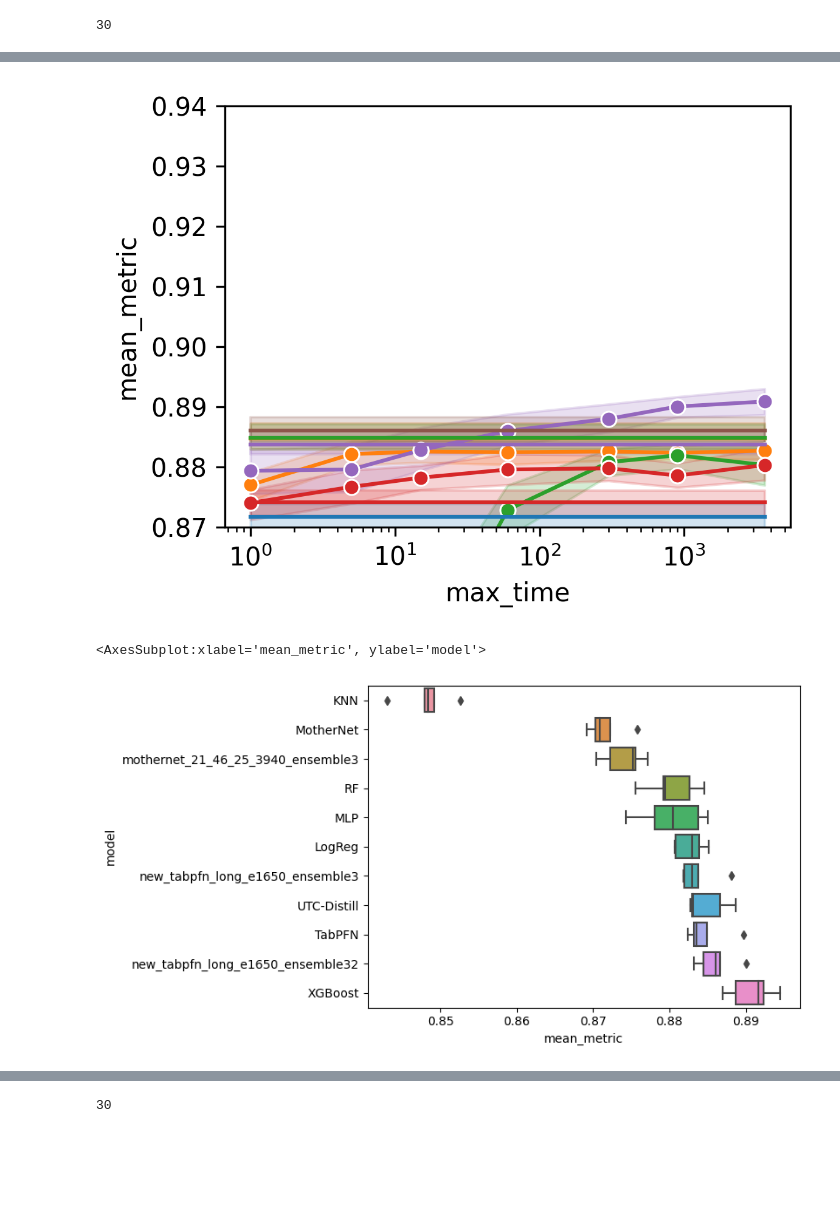
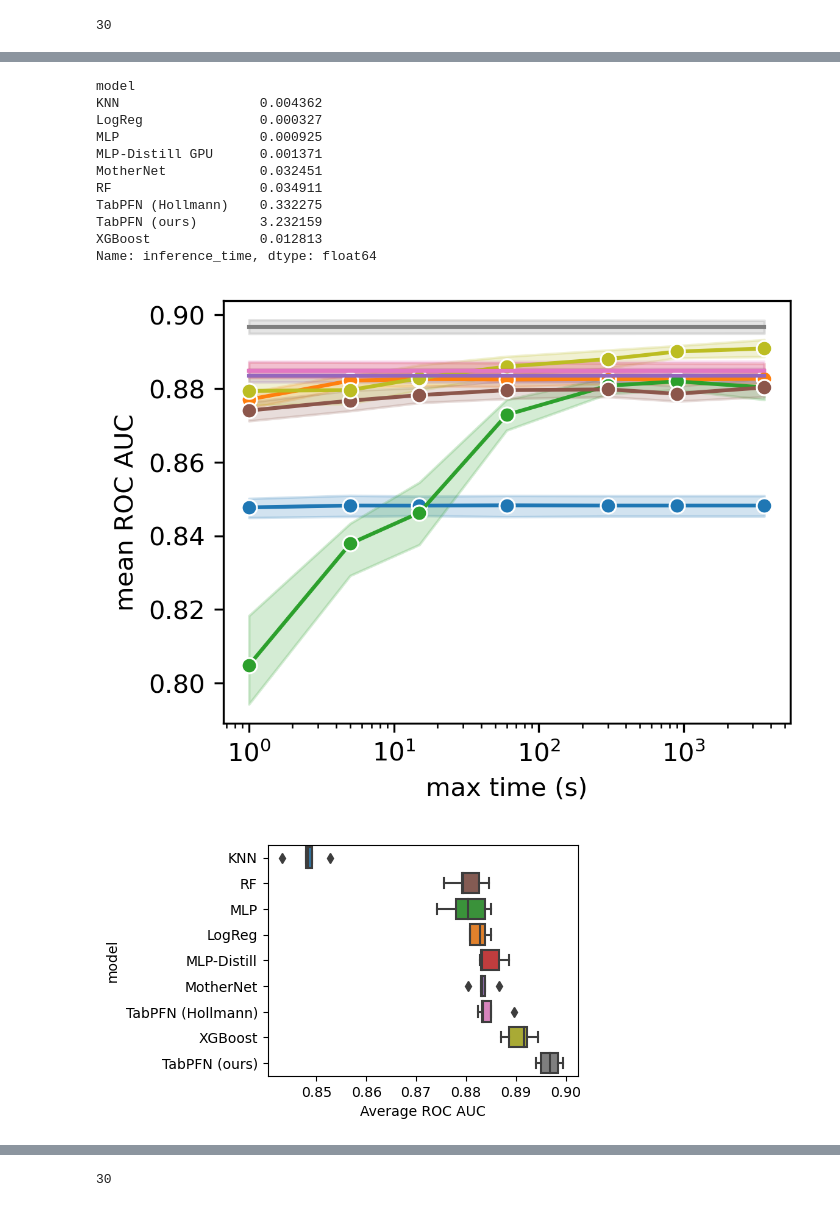
Before and after one commit to microsoft/ticl, a Jupyter notebook: tabpfn/RunFullDatasetAnalyses-clean-test-all.ipynb, the cells around one changed output, grey strips where cells are left out. Cells and saved outputs as stored; diff of their text form; code cells hidden in the pictures; blank space fills up the shorter version.

Commit message:
update plotting etc for paper
Former-commit-id: 152656752bcb687aedbf6254938ea34c76a0348a

```diff
--- a/tabpfn/RunFullDatasetAnalyses-clean-test-all.ipynb
+++ b/tabpfn/RunFullDatasetAnalyses-clean-test-all.ipynb
@@ -159,8 +166,8 @@ distilled_tabpfn_two_layer_512_no_dropout = make_pipeline(StandardScaler(),Disti
 distilled_tabpfn_two_layer_reproduce_gpu = make_pipeline(StandardScaler(), DistilledTabPFNMLP(n_epochs=1000, device=device, hidden_size=128, n_layers=2, dropout_rate=.1, learning_rate=0.01, model_string=model_string, epoch=82, ))
 distilled_tabpfn_two_layer_reproduce_gpu_ensemble_3 = make_pipeline(StandardScaler(), DistilledTabPFNMLP(n_epochs=1000, device=device, hidden_size=128, n_layers=2, dropout_rate=.1, learning_rate=0.01, model_string=model_string, epoch=82, N_ensemble_configurations=3))
 distilled_tabpfn_two_layer_reproduce_cpu_ensemble_3 = make_pipeline(StandardScaler(), DistilledTabPFNMLP(n_epochs=1000, device="cpu", hidden_size=128, n_layers=2, dropout_rate=.1, learning_rate=0.01, model_string=model_string, epoch=82, N_ensemble_configurations=3))
-
-
+new_model_string = "tabpfn__emsize_512_nlayers_12_steps_2048_bs_32ada_lr_0.0001_1_gpu_07_24_2023_01_43_33"
+distilled_tabpfn_two_layer_reproduce_cpu_ensemble_3 = make_pipeline(StandardScaler(), DistilledTabPFNMLP(n_epochs=1000, device="cpu", hidden_size=128, n_layers=2, dropout_rate=.1, learning_rate=0.01, model_string=new_model_string, epoch=1650, N_ensemble_configurations=3))
 
 mother_model_string = "models_diff/prior_diff_real_checkpointcontinue_hidden_128_embed_dim_1024_decoder_nhid_2048_nlayer12_lr0003_n_0_epoch_65.cpkt"
 forward_mlp = PermutationsMeta(ForwardMLPModel(path=mother_model_string, device=device))
@@ -221,7 +228,7 @@ distilled_tabpfn_scaled = make_pipeline(StandardScaler(), distilled_tabpfn)
 
 new_tabpfn_long_e1020 = TabPFNClassifier(device=device, model_string="tabpfn__emsize_512_nlayers_12_steps_2048_bs_32ada_lr_0.0001_1_gpu_07_24_2023_01_43_33", epoch="1020", N_ensemble_configurations=32)
 new_tabpfn_long_e1650_ensemble32 = TabPFNClassifier(device=device, model_string="tabpfn__emsize_512_nlayers_12_steps_2048_bs_32ada_lr_0.0001_1_gpu_07_24_2023_01_43_33", epoch="1650", N_ensemble_configurations=32)
-new_tabpfn_long_e1650_ensemble3 = TabPFNClassifier(device=device, model_string="tabpfn__emsize_512_nlayers_12_steps_2048_bs_32ada_lr_0.0001_1_gpu_07_24_2023_01_43_33", epoch="1650", N_ensemble_configurations=3)
+new_tabpfn_long_e1650_ensemble3 = TabPFNClassifier(device=device, model_string="tabpfn_nooptimizer_emsize_512_nlayers_12_steps_2048_bs_32ada_lr_0.0001_1_gpu_07_24_2023_01_43_33", epoch="1650", N_ensemble_configurations=3)
 
 
 # large batchsize large learning rate
@@ -253,7 +260,7 @@ mothernet_21_46_25_3940_ensemble3 = EnsembleMeta(ForwardMLPModel(path="mn_d2048_
 #reference_config_long.model.efficient_eval_masking = False
 clf_dict= {
 
-     #        'transformer': transformer_metric,
+             'transformer': transformer_metric,
             'transformer_gpu_timing': TabPFNClassifier(device=device, N_ensemble_configurations=3),
               # 'tabpfn_mine': partial(transformer_metric, classifier=tabpfn_mine),
              #  'tabpfn_post_mlflow': partial(transformer_metric, classifier=mlflow_validate_tabpfn),
@@ -268,14 +275,17 @@ clf_dict= {
     #'distilled_tabpfn_two_layer_reproduce_cpu_ensemble_3': distilled_tabpfn_two_layer_reproduce_cpu_ensemble_3,
     #'mothernet_L2_W128_05_25_46_e6550': mothernet_L2_W128_05_25_46_e6550
       #  'mothernet_21_46_25_3940_ensemble3_onehot': partial(transformer_metric, classifier=mothernet_21_46_25_3940_ensemble3, onehot=True),
-        'mothernet_21_46_25_3940_ensemble3': partial(transformer_metric, classifier=mothernet_21_46_25_3940_ensemble3)
+        'mothernet_21_46_25_3940_ensemble3': partial(transformer_metric, classifier=mothernet_21_46_25_3940_ensemble3),
+    'new_tabpfn_long_e1650_ensemble3_onehot': partial(transformer_metric, classifier=new_tabpfn_long_e1650_ensemble3, onehot=True),
+        'mothernet_21_46_25_3940_ensemble3_onehot': partial(transformer_metric, classifier=mothernet_21_46_25_3940_ensemble3, onehot=True),
+        'distilled_tabpfn_two_layer_reproduce_gpu_ensemble_3_fixed_redo': distilled_tabpfn_two_layer_reproduce_gpu_ensemble_3,
 
 
                   }
 results_transformers = [
     eval_on_datasets('multiclass', model, model_name, cc_test_datasets_multiclass, eval_positions=eval_positions, max_times=max_times,
                      metric_used=metric_used, split_numbers=[1, 2, 3, 4, 5],
-                     bptt=bptt, base_path=base_path, overwrite=False, n_jobs=-1)
+                     bptt=bptt, base_path=base_path, overwrite=False, n_jobs=1)
     for model_name, model in clf_dict.items()
 ]
 # %% [output]
@@ -437,4 +361,5 @@ with open("results_test_post_refactor.pickle", "wb") as f:
 # %%
 results_df.to_csv("results_test_post_refactor.csv")
 # %%
-results_df['model'] = results_df.model.replace({'knn': "KNN", 'rf_new_params': 'RF','mothernet_01_07_16_e1720_cpu_ensemble3_prescaling': 'MotherNet CPU', 'mothernet_01_07_16_e1720_gpu_ensemble3_gpu_inference_fixed': 'MotherNet GPU', 'mlp': "MLP", 'transformer': 'TabPFN GPU', 'transformer_gpu_timing': 'TabPFN GPU','distilled_tabpfn_two_layer_reproduce_gpu_ensemble_3_fixed': 'UTC-Distill GPU', 'xgb':'XGBoost', 'logistic': 'LogReg', 'distilled_tabpfn_two_layer_reproduce_cpu_ensemble_3':'UTC-Distill CPU'})
+results_df['model'] = results_df.model.replace({'knn': "KNN", 'rf_new_params': 'RF', 'mlp': "MLP", 'transformer_gpu_timing': 'TabPFN (Hollmann)', 'transformer': "transformer_org",'distilled_tabpfn_two_layer_reproduce_gpu_ensemble_3_fixed': 'MLP-Distill GPU', 'xgb':'XGBoost', 'logistic': 'LogReg', 'distilled_tabpfn_two_layer_reproduce_cpu_ensemble_3':'MLP-Distill CPU', 'mothernet_21_46_25_3940_ensemble3_onehot': 'MotherNet', 'new_tabpfn_long_e1650_ensemble3_onehot': 'TabPFN (ours)'})
+results_df = results_df[~(results_df.model.str.contains("_"))]
@@ -440,0 +372,14 @@ results_df['model'] = results_df.model.replace({'knn': "KNN", 'rf_new_params': '
+# %%
+results_df.groupby("model").inference_time.median()
+# %% [output]
+model
+KNN                  0.004362
+LogReg               0.000327
+MLP                  0.000925
+MLP-Distill GPU      0.001371
+MotherNet            0.032451
+RF                   0.034911
+TabPFN (Hollmann)    0.332275
+TabPFN (ours)        3.232159
+XGBoost              0.012813
+Name: inference_time, dtype: float64
@@ -449,32 +396,34 @@ import seaborn as sns
 varies_over_time = ['XGBoost', 'RF', 'MLP', 'KNN', 'LogReg']
 compare_splits_varies = compare_splits[compare_splits.model.isin(varies_over_time)]
 compare_splits_fixed = compare_splits[~compare_splits.model.isin(varies_over_time)]
-hue_order = compare_splits_varies.model.unique().tolist() + compare_splits_fixed.model.unique().tolist()
+all_models = compare_splits.model.unique()
+color_palette = sns.color_palette(n_colors=len(all_models))
+color_mapping = dict(zip(all_models, color_palette))
 
-color_palette = sns.color_palette()
-# ax = sns.lineplot(data=compare_splits_varies, x="max_time", y="mean_metric", hue="model", errorbar="sd", marker="o", palette=color_palette[:len(varies_over_time)])#
-# ax = sns.lineplot(data=compare_splits_varies, x="max_time", y="mean_metric", hue="model",  marker="o", palette=color_palette[:len(varies_over_time)])
-ax = sns.lineplot(data=compare_splits_varies, x="max_time", y="mean_metric", hue="model",  marker="o")
+ax = sns.lineplot(data=compare_splits_varies, x="max_time", y="mean_metric", hue="model",  marker="o", palette=color_mapping)
 
 compare_splits_fixed_dummy = compare_splits_fixed.copy()
 compare_splits_fixed_dummy['max_time'] = compare_splits_varies.max_time.max()
-# sns.lineplot(data=pd.concat([compare_splits_fixed, compare_splits_fixed_dummy]),
-#              x="max_time", y="mean_metric", hue="model", ax=ax, palette=color_palette[len(varies_over_time):compare_splits.model.nunique()])
 sns.lineplot(data=pd.concat([compare_splits_fixed, compare_splits_fixed_dummy]),
-             x="max_time", y="mean_metric", hue="model", ax=ax)
+              x="max_time", y="mean_metric", hue="model", ax=ax, palette=color_mapping)
 plt.xscale("log")
 #legend = plt.legend(loc=(1.1 , .3))
 legend = ax.get_legend()
 legend.remove()
-ax.set_ylim(0.87, 0.94)
-plt.savefig("mean_auc_over_time_test_no_legend.pdf", bbox_inches="tight", pad_inches=0.0)
+#ax.set_ylim(0.85, 0.90)
+ax.set_ylabel("mean ROC AUC")
+ax.set_xlabel("max time (s)")
+plt.savefig("figures/mean_auc_over_time_test.pdf", bbox_inches="tight")
 # %% [output]
-[figure, old version]
+[figure, new version]
 # %%
 compare_splits_varies_last = compare_splits_varies[compare_splits_varies.max_time == compare_splits_varies.max_time.max()]
 # %%
+plt.figure(figsize=(4, 3))
+
 order = pd.concat([compare_splits_fixed, compare_splits_varies_last]).groupby("model").median("mean_metric").sort_values("mean_metric").index
-sns.boxplot(data=pd.concat([compare_splits_fixed, compare_splits_varies_last]), y="model", x="mean_metric", order=order)
+sns.boxplot(data=pd.concat([compare_splits_fixed, compare_splits_varies_last]), y="model", x="mean_metric", order=order, ax=plt.gca(), palette=color_mapping)
+plt.xlabel("Average ROC AUC")
+plt.savefig("figures/mean_roc_auc_test.pdf", dpi=300, bbox_inches="tight")
 # %% [output]
-<AxesSubplot:xlabel='mean_metric', ylabel='model'>
-[figure, old version]
+[figure, new version]
```
Also changed, not shown: parts of 29 cells of this notebook, 5 other files.
